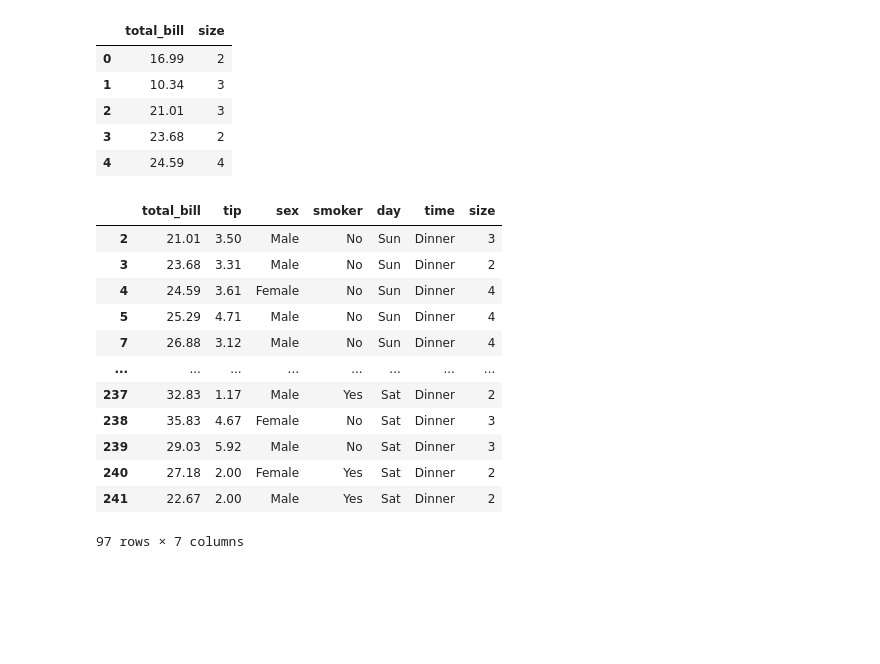
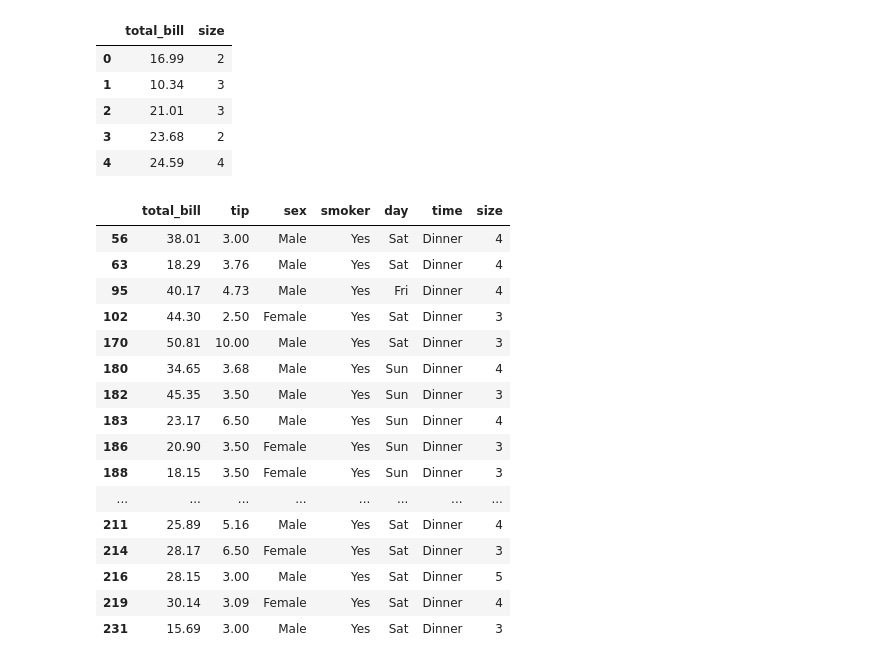
Before and after one commit to MariV67/Prueba_001, a Jupyter notebook: avance_4.ipynb, the cells around one changed output. Saved outputs shown, nothing was run; the diff lists cells and outputs as text; code cells hidden in the pictures; blank space fills up the shorter version.

```diff
--- a/avance_4.ipynb
+++ b/avance_4.ipynb
@@ -334,21 +301,25 @@ df[['total_bill', 'size']].head(5)
 | 2 | 21.01 | 3 |
 | 3 | 23.68 | 2 |
 | 4 | 24.59 | 4 |
-# %%
-filtro = df['total_bill'] >= 20
-# 2. Aplicamos el filtro al DataFrame
-df[filtro]
-# %% [output]
-|  | total_bill | tip | sex | smoker | day | time | size |
-| 2 | 21.01 | 3.50 | Male | No | Sun | Dinner | 3 |
-| 3 | 23.68 | 3.31 | Male | No | Sun | Dinner | 2 |
-| 4 | 24.59 | 3.61 | Female | No | Sun | Dinner | 4 |
-| 5 | 25.29 | 4.71 | Male | No | Sun | Dinner | 4 |
-| 7 | 26.88 | 3.12 | Male | No | Sun | Dinner | 4 |
-| ... | ... | ... | ... | ... | ... | ... | ... |
-| 237 | 32.83 | 1.17 | Male | Yes | Sat | Dinner | 2 |
-| 238 | 35.83 | 4.67 | Female | No | Sat | Dinner | 3 |
-| 239 | 29.03 | 5.92 | Male | No | Sat | Dinner | 3 |
-| 240 | 27.18 | 2.00 | Female | Yes | Sat | Dinner | 2 |
-| 241 | 22.67 | 2.00 | Male | Yes | Sat | Dinner | 2 |
-97 rows × 7 columns
+# %%
+# Aplicamos un filtro para que nos muestre a los fumadores, a los que dejaron de propina más de 2 dolares
+# y que el número de personas que estaba en la mesa era mayor a 2
+df[(df["smoker"] == "Yes") & (df["tip"] > 2)& (df["size"] > 2)]
+# %% [output]
+|  | total_bill | tip | sex | smoker | day | time | size |
+| 56 | 38.01 | 3.00 | Male | Yes | Sat | Dinner | 4 |
+| 63 | 18.29 | 3.76 | Male | Yes | Sat | Dinner | 4 |
+| 95 | 40.17 | 4.73 | Male | Yes | Fri | Dinner | 4 |
+| 102 | 44.30 | 2.50 | Female | Yes | Sat | Dinner | 3 |
+| 170 | 50.81 | 10.00 | Male | Yes | Sat | Dinner | 3 |
+| 180 | 34.65 | 3.68 | Male | Yes | Sun | Dinner | 4 |
+| 182 | 45.35 | 3.50 | Male | Yes | Sun | Dinner | 3 |
+| 183 | 23.17 | 6.50 | Male | Yes | Sun | Dinner | 4 |
+| 186 | 20.90 | 3.50 | Female | Yes | Sun | Dinner | 3 |
+| 188 | 18.15 | 3.50 | Female | Yes | Sun | Dinner | 3 |
+| ... | ... | ... | ... | ... | ... | ... | ... |
+| 211 | 25.89 | 5.16 | Male | Yes | Sat | Dinner | 4 |
+| 214 | 28.17 | 6.50 | Female | Yes | Sat | Dinner | 3 |
+| 216 | 28.15 | 3.00 | Male | Yes | Sat | Dinner | 5 |
+| 219 | 30.14 | 3.09 | Female | Yes | Sat | Dinner | 4 |
+| 231 | 15.69 | 3.00 | Male | Yes | Sat | Dinner | 3 |
```
Also changed, not shown: parts of 10 cells of this notebook, 2 other files.
